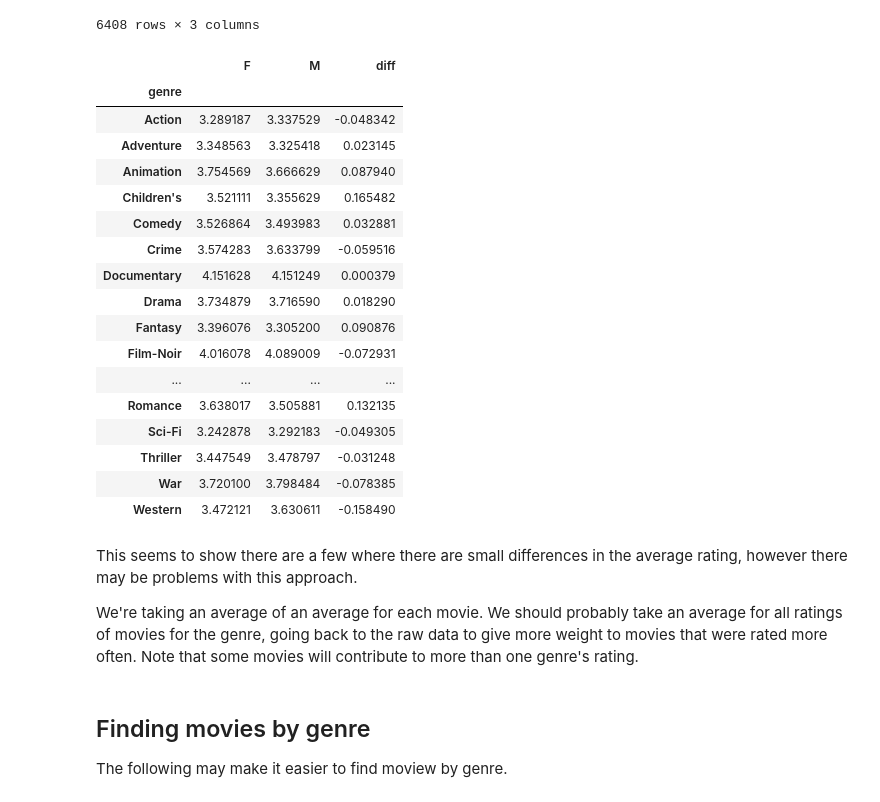
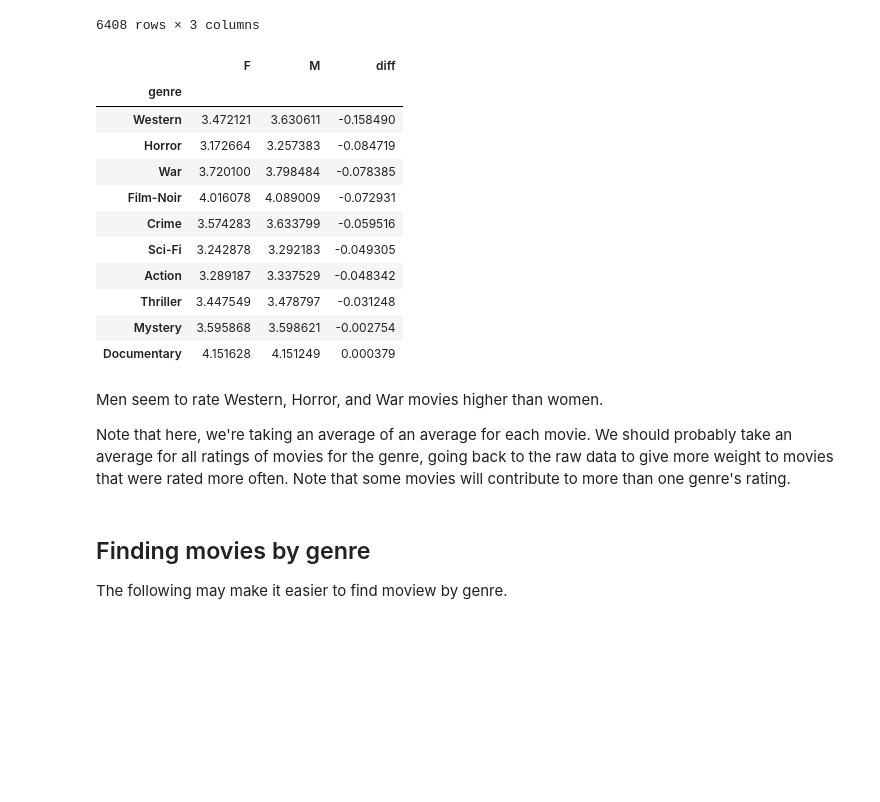
Before and after one commit to mblackstock/ds1-analytics, a Jupyter notebook: 3-movies.ipynb, the cells around one changed output. Saved outputs shown, nothing was run; the diff lists cells and outputs as text; code cells hidden in the pictures; blank space fills up the shorter version.

```diff
--- a/3-movies.ipynb
+++ b/3-movies.ipynb
@@ -693,36 +714,30 @@ cleaned.reset_index()
 6408 rows × 3 columns
 # %%
 genres = cleaned.reset_index().rename(columns={0:'genre'}).drop('level_1', axis='columns')
-#mean_ratings = mean_ratings.reset_index().drop('diff', axis=1)
+mean_ratings = mean_ratings.reset_index().drop('diff', axis=1)
 # %%
 mean_genre = pd.merge(genres, mean_ratings)
 mean_genre = mean_genre.groupby('genre').mean()
 # %%
 mean_genre['diff'] = mean_genre['F'] - mean_genre['M']
-mean_genre
+mean_genre.sort_values(by='diff', ascending=False)[::-1][:10]
 # %% [output]
 |  | F | M | diff |
 | genre |  |  |  |
+| Western | 3.472121 | 3.630611 | -0.158490 |
+| Horror | 3.172664 | 3.257383 | -0.084719 |
+| War | 3.720100 | 3.798484 | -0.078385 |
+| Film-Noir | 4.016078 | 4.089009 | -0.072931 |
+| Crime | 3.574283 | 3.633799 | -0.059516 |
+| Sci-Fi | 3.242878 | 3.292183 | -0.049305 |
 | Action | 3.289187 | 3.337529 | -0.048342 |
-| Adventure | 3.348563 | 3.325418 | 0.023145 |
-| Animation | 3.754569 | 3.666629 | 0.087940 |
-| Children's | 3.521111 | 3.355629 | 0.165482 |
-| Comedy | 3.526864 | 3.493983 | 0.032881 |
-| Crime | 3.574283 | 3.633799 | -0.059516 |
+| Thriller | 3.447549 | 3.478797 | -0.031248 |
+| Mystery | 3.595868 | 3.598621 | -0.002754 |
 | Documentary | 4.151628 | 4.151249 | 0.000379 |
-| Drama | 3.734879 | 3.716590 | 0.018290 |
-| Fantasy | 3.396076 | 3.305200 | 0.090876 |
-| Film-Noir | 4.016078 | 4.089009 | -0.072931 |
-| ... | ... | ... | ... |
-| Romance | 3.638017 | 3.505881 | 0.132135 |
-| Sci-Fi | 3.242878 | 3.292183 | -0.049305 |
-| Thriller | 3.447549 | 3.478797 | -0.031248 |
-| War | 3.720100 | 3.798484 | -0.078385 |
-| Western | 3.472121 | 3.630611 | -0.158490 |
 # %% [markdown]
-This seems to show there are a few where there are small differences in the average rating, however there may be problems with this approach.
+Men seem to rate Western, Horror, and War movies higher than women.
 
-We're taking an average of an average for each movie.  We should probably take an average for all ratings of movies for the genre, going back to the raw data to give more weight to movies that were rated more often.  Note that some movies will contribute to more than one genre's rating.
+Note that here, we're taking an average of an average for each movie.  We should probably take an average for all ratings of movies for the genre, going back to the raw data to give more weight to movies that were rated more often.  Note that some movies will contribute to more than one genre's rating.
 # %% [markdown]
 ## Finding movies by genre
 
```
Also changed, not shown: parts of 10 cells of this notebook, 1 other file.
